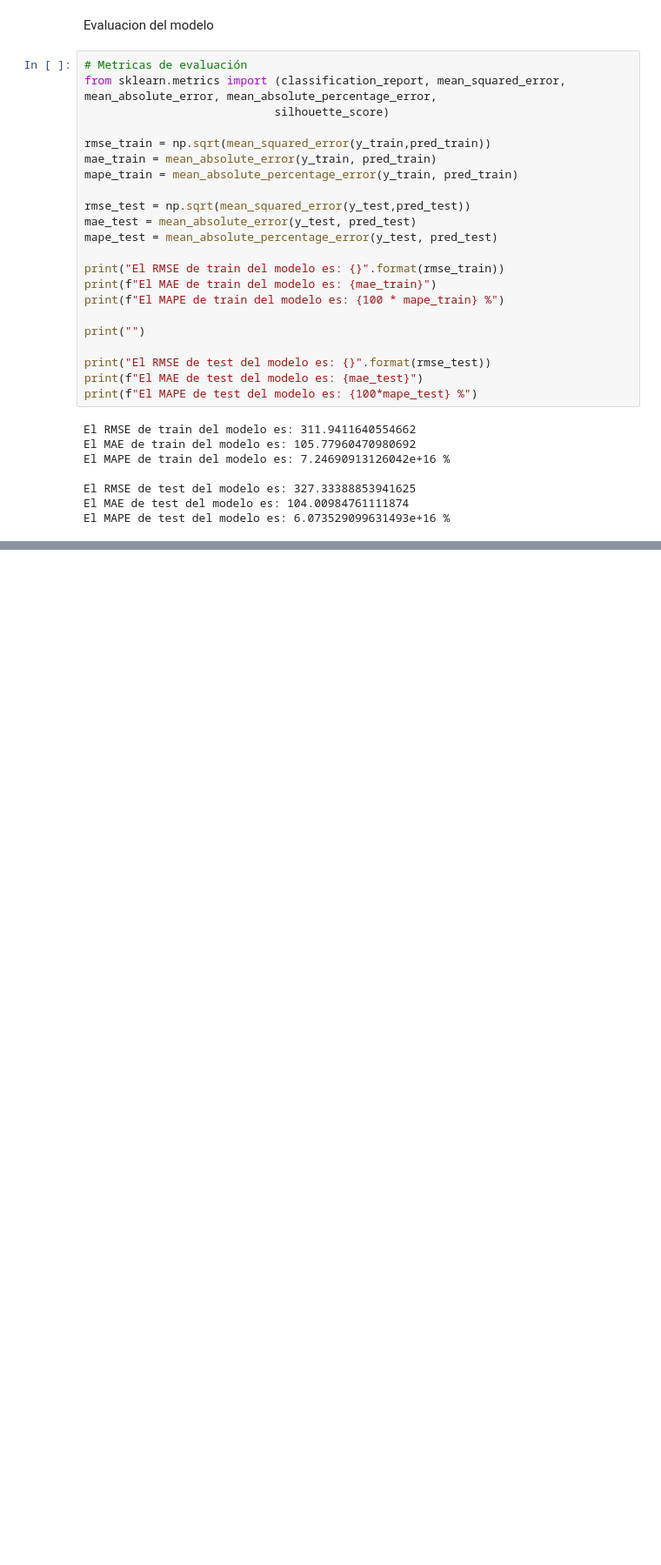
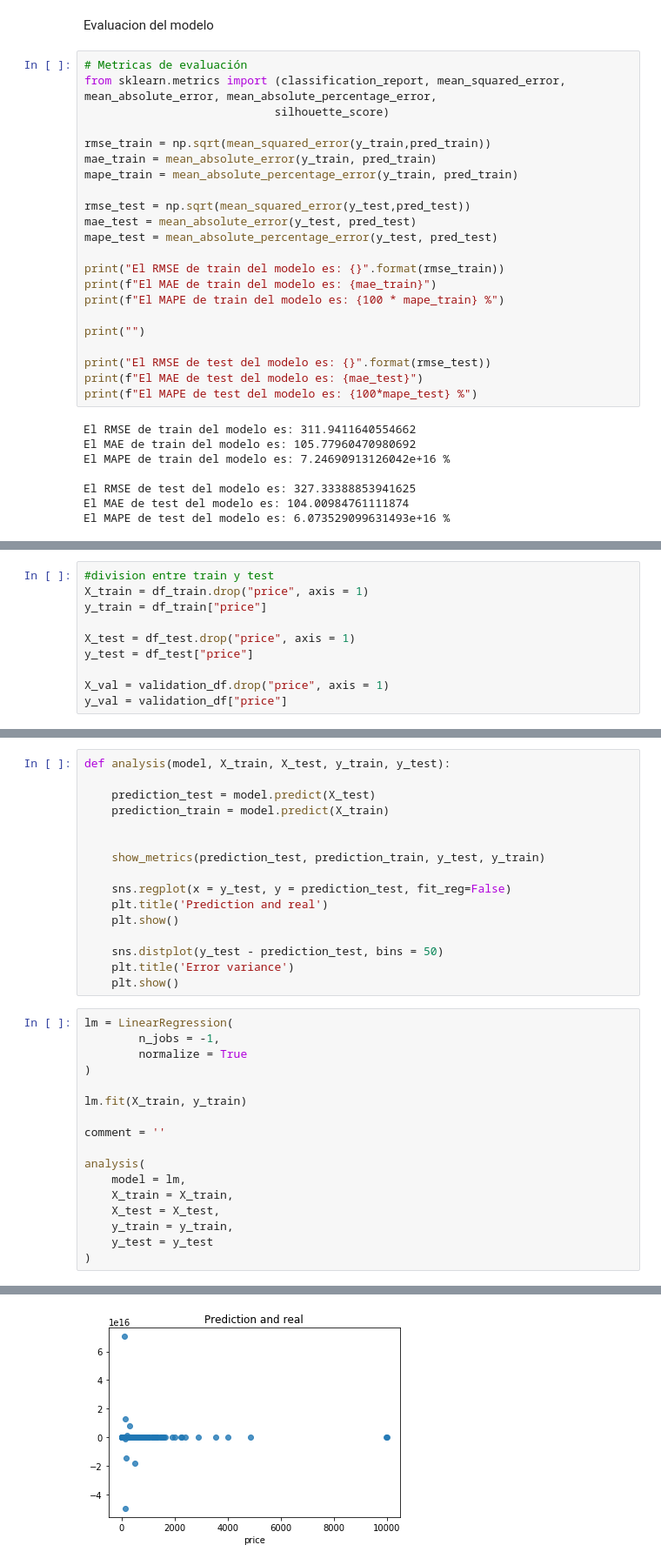
Before and after one commit to Divasson/VisualizacionDatosAirBnB, a Jupyter notebook: modelling/regression_model.ipynb, the cells around one changed output, grey strips where cells are left out. Shown at 87% size. Cells and saved outputs as stored; diff of their text form; blank space fills up the shorter version.

Commit message:
nuevo modelo

```diff
--- a/modelling/regression_model.ipynb
+++ b/modelling/regression_model.ipynb
@@ -530,0 +637,10 @@ El MAPE de test del modelo es: 6.073529099631493e+16 %
+# %%
+#division entre train y test
+X_train = df_train.drop("price", axis = 1)
+y_train = df_train["price"]
+
+X_test = df_test.drop("price", axis = 1)
+y_test = df_test["price"]
+
+X_val = validation_df.drop("price", axis = 1)
+y_val = validation_df["price"]
@@ -530,0 +665,34 @@ El MAPE de test del modelo es: 6.073529099631493e+16 %
+# %%
+def analysis(model, X_train, X_test, y_train, y_test):
+
+    prediction_test = model.predict(X_test)
+    prediction_train = model.predict(X_train)
+
+
+    show_metrics(prediction_test, prediction_train, y_test, y_train)
+
+    sns.regplot(x = y_test, y = prediction_test, fit_reg=False)
+    plt.title('Prediction and real')
+    plt.show()
+
+    sns.distplot(y_test - prediction_test, bins = 50)
+    plt.title('Error variance')
+    plt.show()
+# %%
+lm = LinearRegression(
+        n_jobs = -1,
+        normalize = True
+)
+
+lm.fit(X_train, y_train)
+
+comment = ''
+
+analysis(
+    model = lm,
+    X_train = X_train,
+    X_test = X_test,
+    y_train = y_train,
+    y_test = y_test
+)
+# %% [output]
@@ -530,0 +701 @@ El MAPE de test del modelo es: 6.073529099631493e+16 %
+[figure, added]
```
Also changed, not shown: parts of 16 cells of this notebook.
